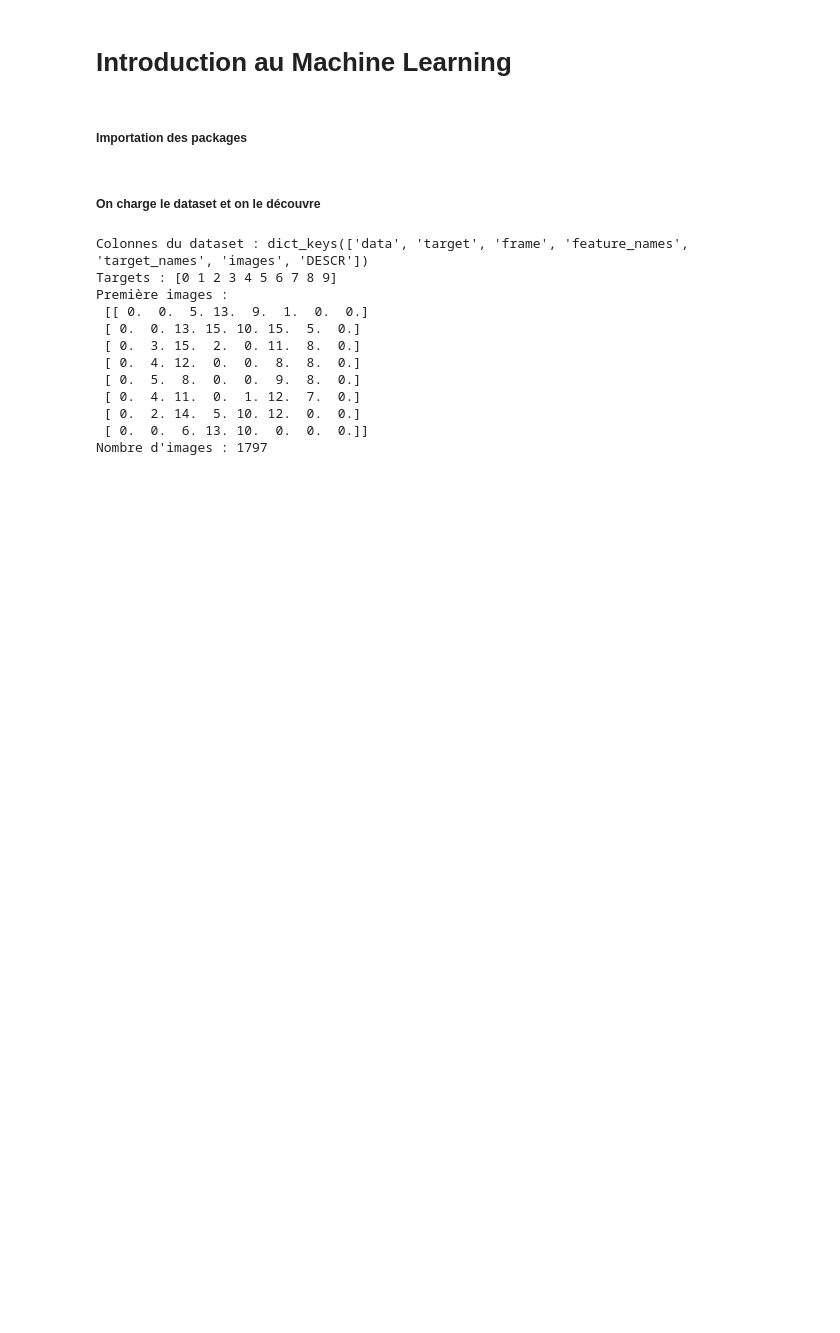
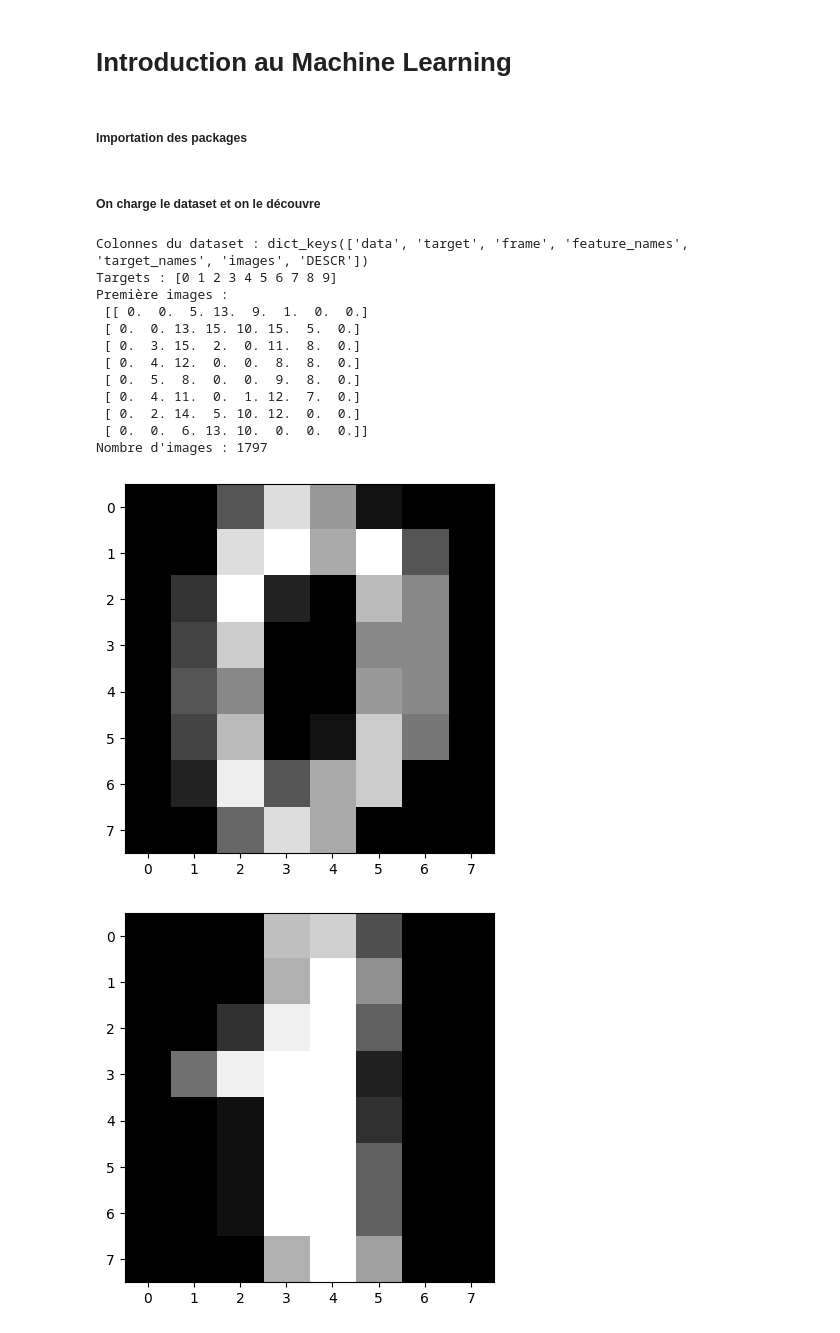
Before and after one commit to bogwee/intro_ml_2025, a Jupyter notebook: src/clovis/code3.ipynb, the cells around one changed output. Cells and saved outputs as stored; diff of their text form; code cells hidden in the pictures; blank space fills up the shorter version.

```diff
--- a/src/clovis/code3.ipynb
+++ b/src/clovis/code3.ipynb
@@ -29,3 +30,10 @@ Première images :
  [ 0.  2. 14.  5. 10. 12.  0.  0.]
  [ 0.  0.  6. 13. 10.  0.  0.  0.]]
 Nombre d'images : 1797
+# %%
+for i in range(4):
+    plt.imshow(digits.images[i],cmap='gray')
+    plt.show()
+# %% [output]
+[figure, added]
+[figure, added]
```
Also changed, not shown: parts of 6 cells of this notebook.
